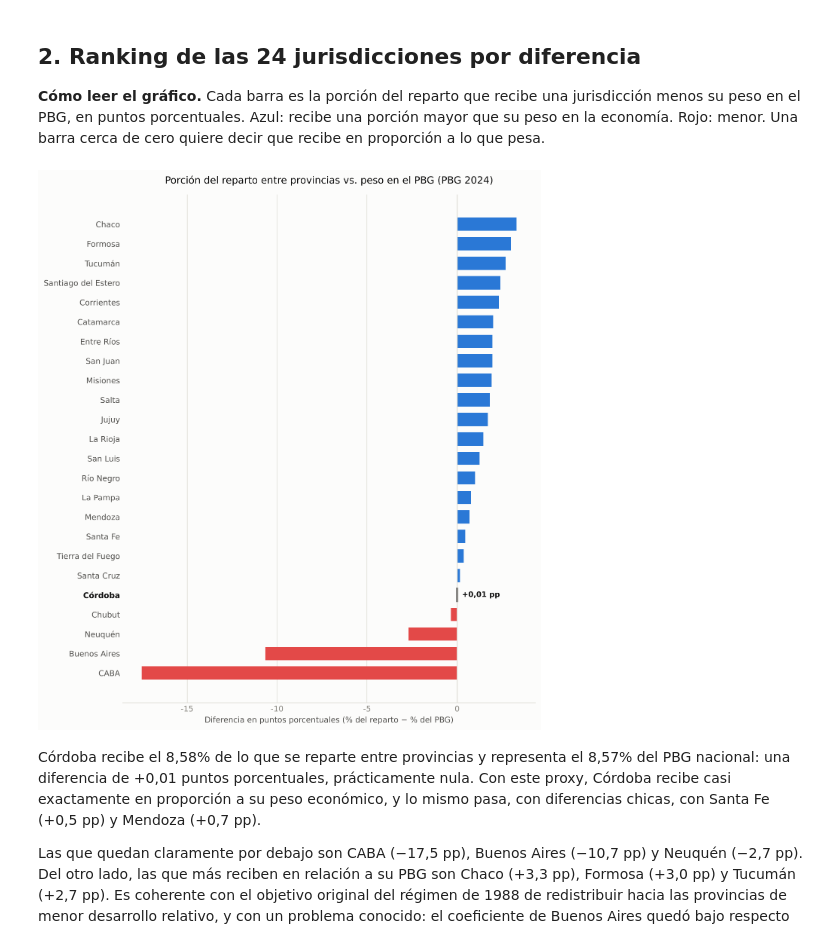
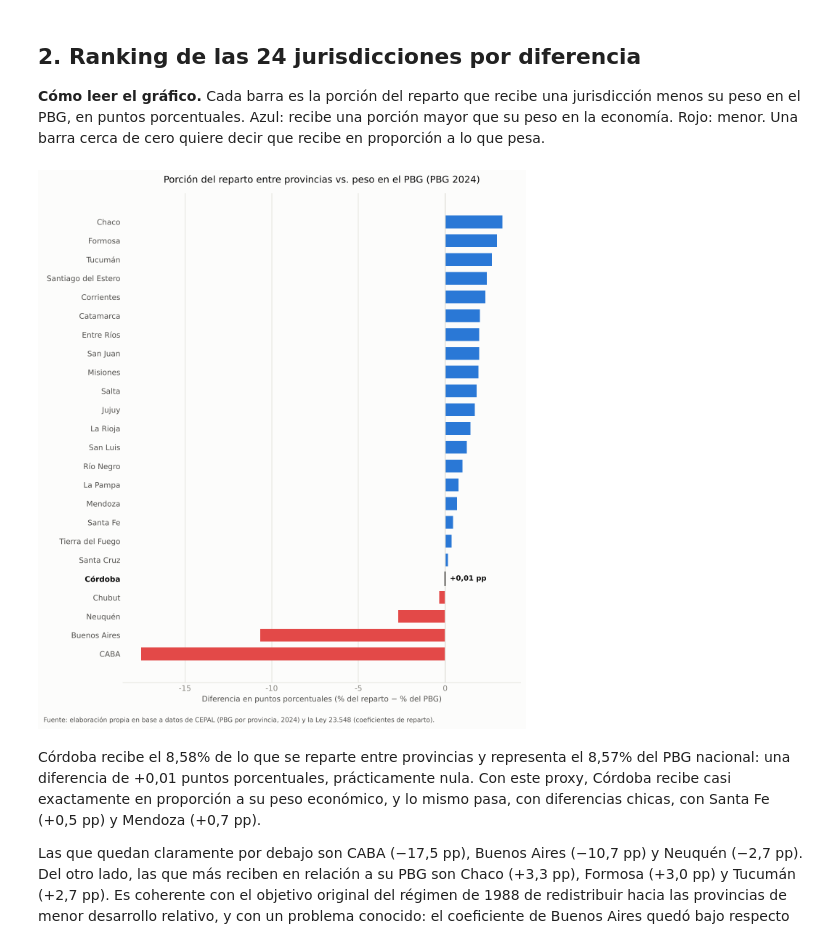
Before and after one commit to llorenzomagnano-sys/analisis-de-la-coparticipacion-federal-con-foco-en-cordoba, a Jupyter notebook: notebooks/02_aporte_vs_recibo.ipynb, the cells around one changed output. Cells and saved outputs as stored; diff of their text form; code cells hidden in the pictures.

```diff
--- a/notebooks/02_aporte_vs_recibo.ipynb
+++ b/notebooks/02_aporte_vs_recibo.ipynb
@@ -143,35 +149,35 @@ ax.set_title(
     fontsize=12.5, color=INK_PRIMARY, pad=14,
 )
 ax.set_xlabel("Diferencia en puntos porcentuales (% del reparto − % del PBG)", fontsize=10)
 ax.grid(axis="x", color=GRID_COLOR, linewidth=0.8)
 ax.set_axisbelow(True)
 for spine in ["top", "right", "left"]:
     ax.spines[spine].set_visible(False)
 ax.spines["bottom"].set_color(GRID_COLOR)
 ax.tick_params(axis="both", length=0)
 ax.xaxis.set_major_formatter(mticker.FuncFormatter(lambda x, _: "0" if abs(x) < 1e-9 else f"{x:+.0f}"))
 
 fila_cba = orden[orden["provincia"] == "Córdoba"].iloc[0]
 ax.annotate(
     f"{fila_cba['diferencia_pp']:+.2f} pp".replace(".", ","),
     (max(fila_cba["diferencia_pp"], 0), orden.index[orden["provincia"] == "Córdoba"][0]),
     textcoords="offset points", xytext=(6, 0), va="center", fontsize=9.5,
     color=INK_PRIMARY, fontweight="bold",
 )
 
 # Resaltar la etiqueta de Córdoba en el eje y
 for label in ax.get_yticklabels():
     if label.get_text() == "Córdoba":
         label.set_fontweight("bold")
         label.set_color(INK_PRIMARY)
     else:
         label.set_color(INK_SECONDARY)
 
 fig.tight_layout()
-fig.savefig(FIGURES_DIR / "aporte_vs_recibo_ranking.png", dpi=300, facecolor=SURFACE)
+guardar_con_fuente(fig, FIGURES_DIR / "aporte_vs_recibo_ranking.png", "CEPAL (PBG por provincia, 2024) y la Ley 23.548 (coeficientes de reparto)")
 plt.show()
 # %% [output]
-[figure, old version]
+[figure, new version]
 # %% [markdown]
 Córdoba recibe el 8,58% de lo que se reparte entre provincias y representa el 8,57% del
 PBG nacional: una diferencia de +0,01 puntos porcentuales, prácticamente nula. Con este
```
Also changed, not shown: parts of 2 cells of this notebook, 21 other files.
